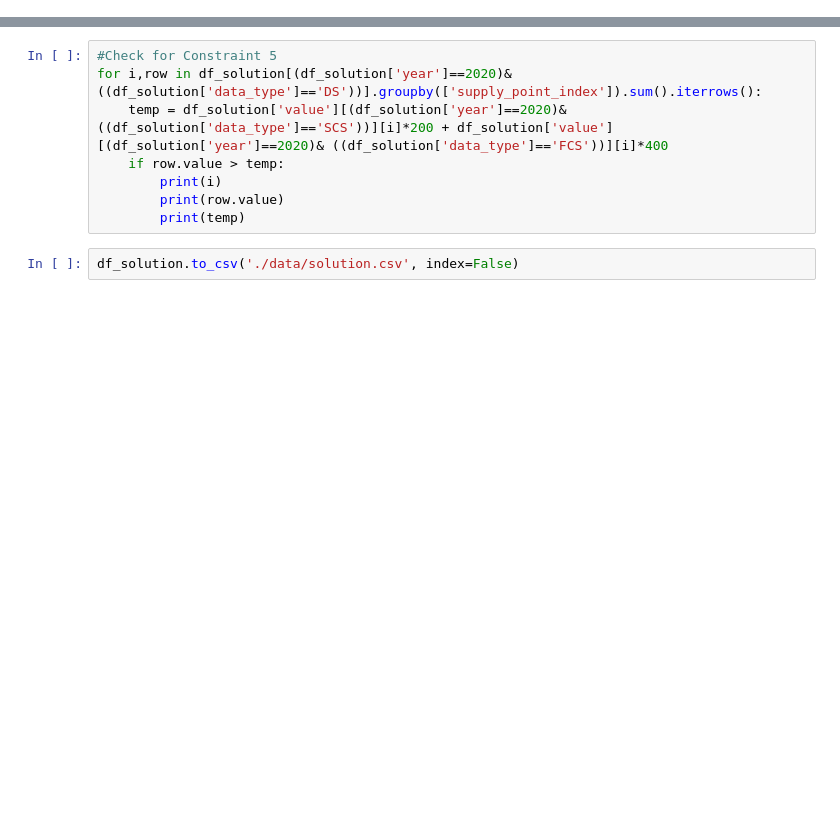
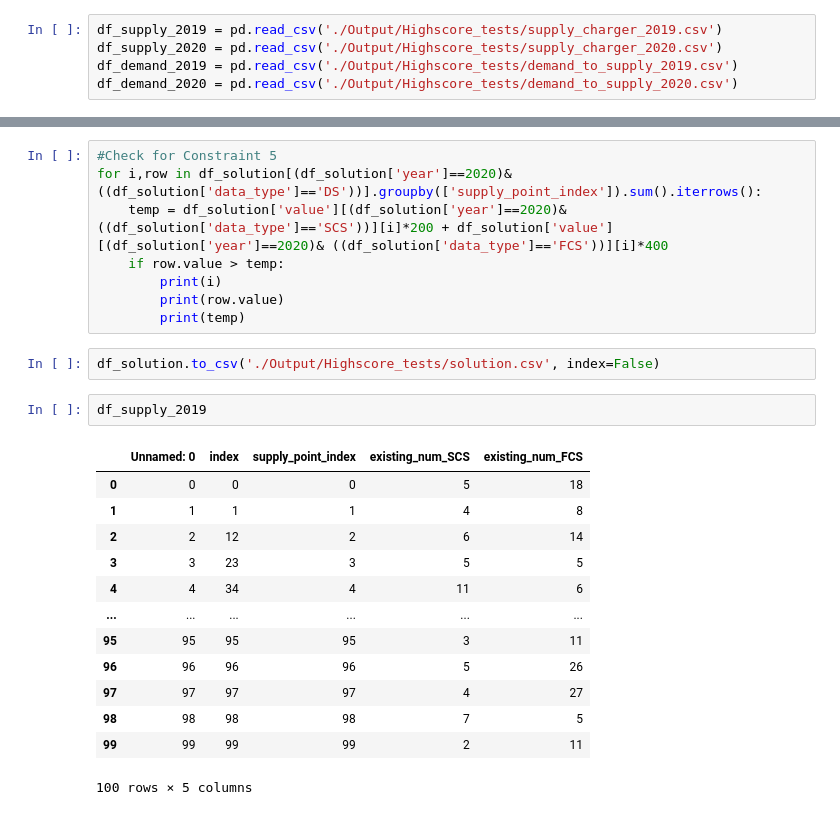
Before and after one commit to Sebbo19995/Shell_AI_Hackaton, a Jupyter notebook: Untitled.ipynb, the cells around one changed output, grey strips where cells are left out. Drawn from its saved outputs; the diff is of its cells as text; blank space fills up the shorter version.

```diff
--- a/Untitled.ipynb
+++ b/Untitled.ipynb
@@ -7,3 +7,8 @@ df_supply_2019 = pd.read_csv('./Output/supply_charger_2019.csv')
 df_supply_2020 = pd.read_csv('./Output/supply_charger_2020.csv')
 df_demand_2019 = pd.read_csv('./Output/demand_to_supply_2019.csv')
 df_demand_2020 = pd.read_csv('./Output/demand_to_supply_2020.csv')
+# %%
+df_supply_2019 = pd.read_csv('./Output/Highscore_tests/supply_charger_2019.csv')
+df_supply_2020 = pd.read_csv('./Output/Highscore_tests/supply_charger_2020.csv')
+df_demand_2019 = pd.read_csv('./Output/Highscore_tests/demand_to_supply_2019.csv')
+df_demand_2020 = pd.read_csv('./Output/Highscore_tests/demand_to_supply_2020.csv')
@@ -63,4 +56,20 @@ for i,row in df_solution[(df_solution['year']==2020)& ((df_solution['data_type']
         print(row.value)
         print(temp)
 # %%
-df_solution.to_csv('./data/solution.csv', index=False)
+df_solution.to_csv('./Output/Highscore_tests/solution.csv', index=False)
+# %%
+df_supply_2019
+# %% [output]
+|  | Unnamed: 0 | index | supply_point_index | existing_num_SCS | existing_num_FCS |
+| 0 | 0 | 0 | 0 | 5 | 18 |
+| 1 | 1 | 1 | 1 | 4 | 8 |
+| 2 | 2 | 12 | 2 | 6 | 14 |
+| 3 | 3 | 23 | 3 | 5 | 5 |
+| 4 | 4 | 34 | 4 | 11 | 6 |
+| ... | ... | ... | ... | ... | ... |
+| 95 | 95 | 95 | 95 | 3 | 11 |
+| 96 | 96 | 96 | 96 | 5 | 26 |
+| 97 | 97 | 97 | 97 | 4 | 27 |
+| 98 | 98 | 98 | 98 | 7 | 5 |
+| 99 | 99 | 99 | 99 | 2 | 11 |
+100 rows × 5 columns
```
Also changed, not shown: parts of 14 cells of this notebook, 1 other file.
